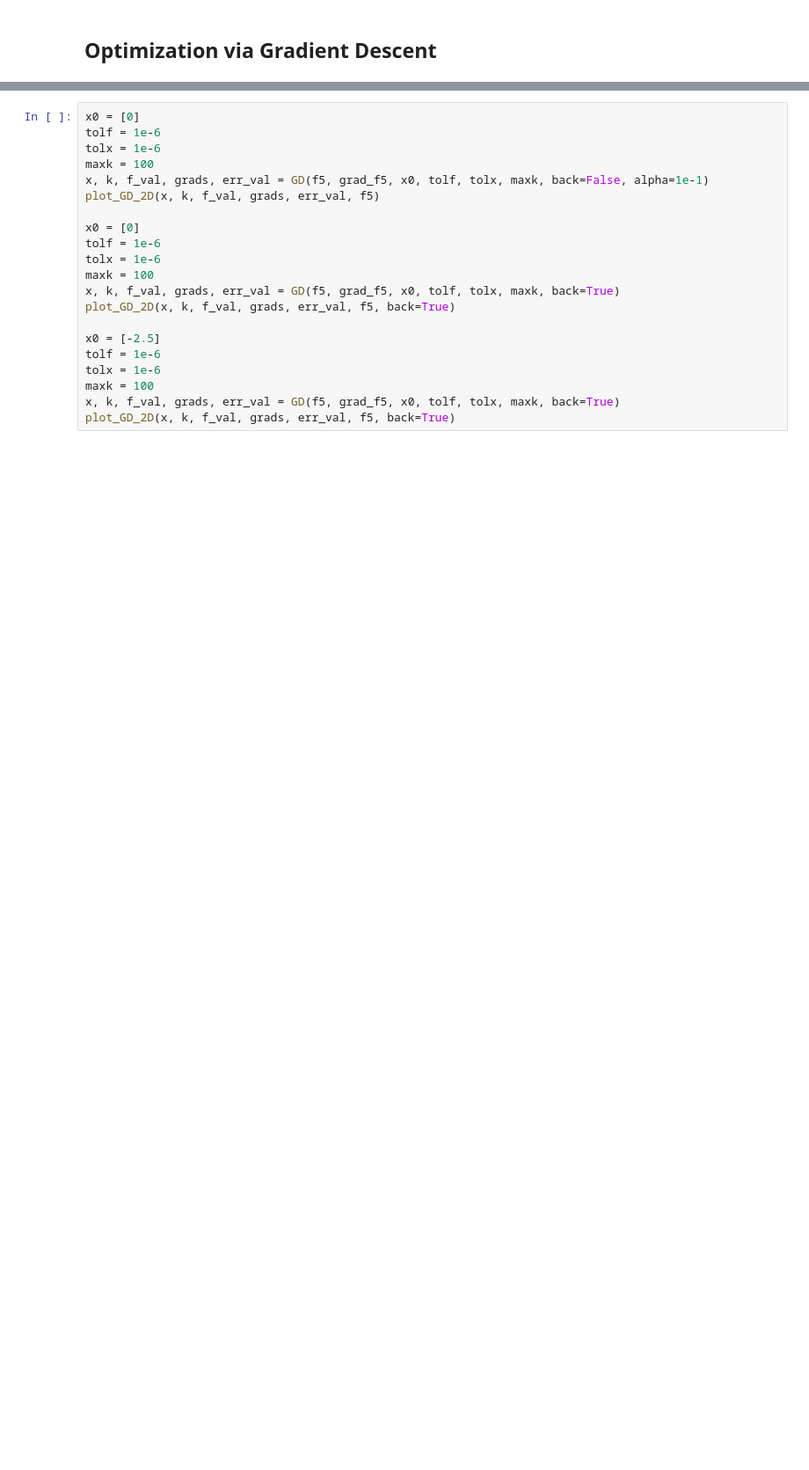
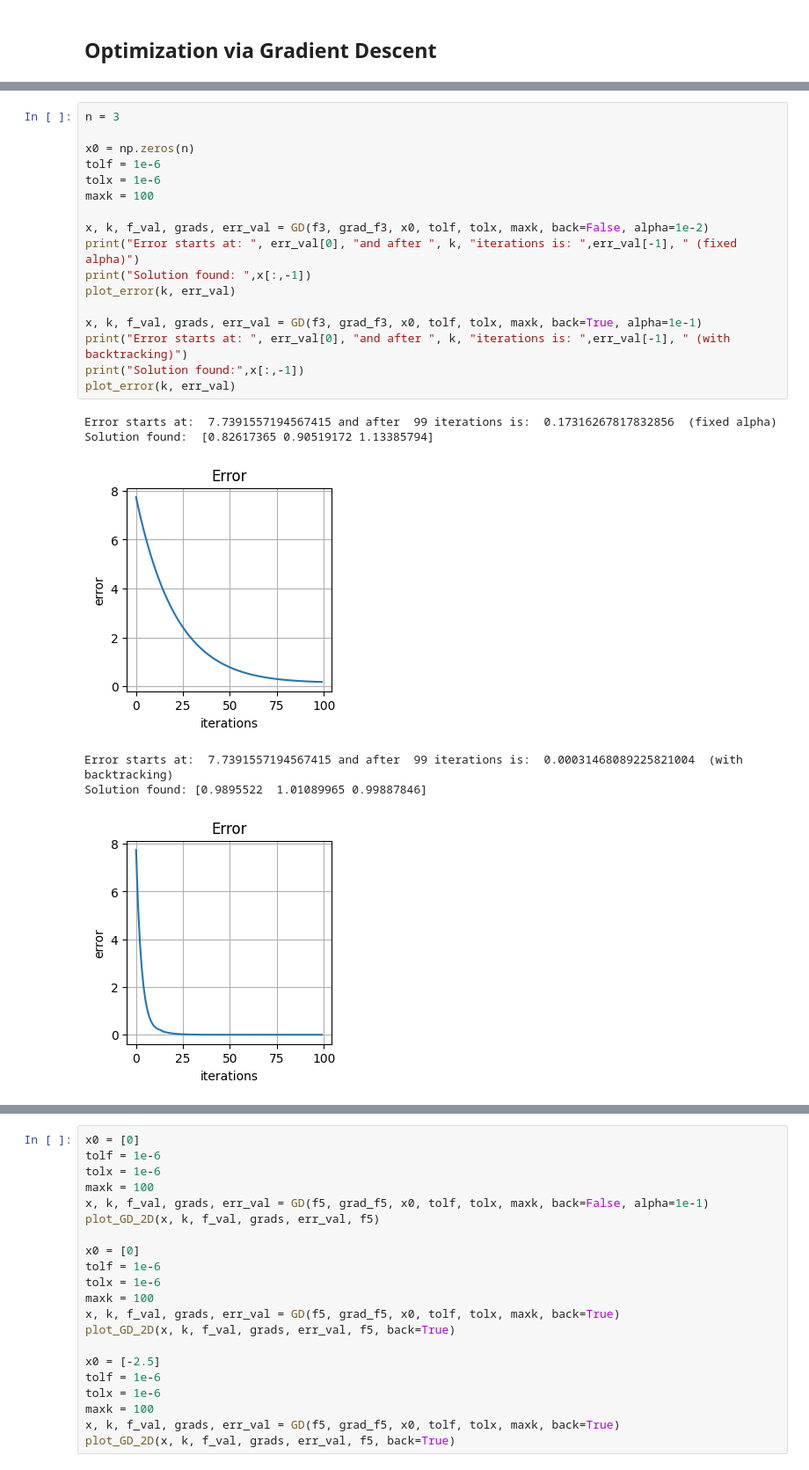
Before and after one commit to StefanoColamonaco/StatisticalAndMathematicalMethods, a Jupyter notebook: Homework3.ipynb, the cells around one changed output, grey strips where cells are left out. Shown at 88% size. Drawn from its saved outputs; the diff is of its cells as text; blank space fills up the shorter version.

```diff
--- a/Homework3.ipynb
+++ b/Homework3.ipynb
@@ -267,3 +266,27 @@ Solution found: [ 0.9999890145813346 1.0000066702657247 ]
 [figure]
+# %%
+n = 3
+
+x0 = np.zeros(n)
+tolf = 1e-6
+tolx = 1e-6
+maxk = 100
+
+x, k, f_val, grads, err_val = GD(f3, grad_f3, x0, tolf, tolx, maxk, back=False, alpha=1e-2)
+print("Error starts at: ", err_val[0], "and after ", k, "iterations is: ",err_val[-1], " (fixed alpha)")
+print("Solution found: ",x[:,-1])
+plot_error(k, err_val)
+
+x, k, f_val, grads, err_val = GD(f3, grad_f3, x0, tolf, tolx, maxk, back=True, alpha=1e-1)
+print("Error starts at: ", err_val[0], "and after ", k, "iterations is: ",err_val[-1], " (with backtracking)")
+print("Solution found:",x[:,-1])
+plot_error(k, err_val)
+# %% [output]
+Error starts at:  7.7391557194567415 and after  99 iterations is:  0.17316267817832856  (fixed alpha)
+Solution found:  [0.82617365 0.90519172 1.13385794]
+[figure, added]
+Error starts at:  7.7391557194567415 and after  99 iterations is:  0.00031468089225821004  (with backtracking)
+Solution found: [0.9895522  1.01089965 0.99887846]
+[figure, added]
 # %%
 # GD on function f4
```
Also changed, not shown: parts of 10 cells of this notebook.
